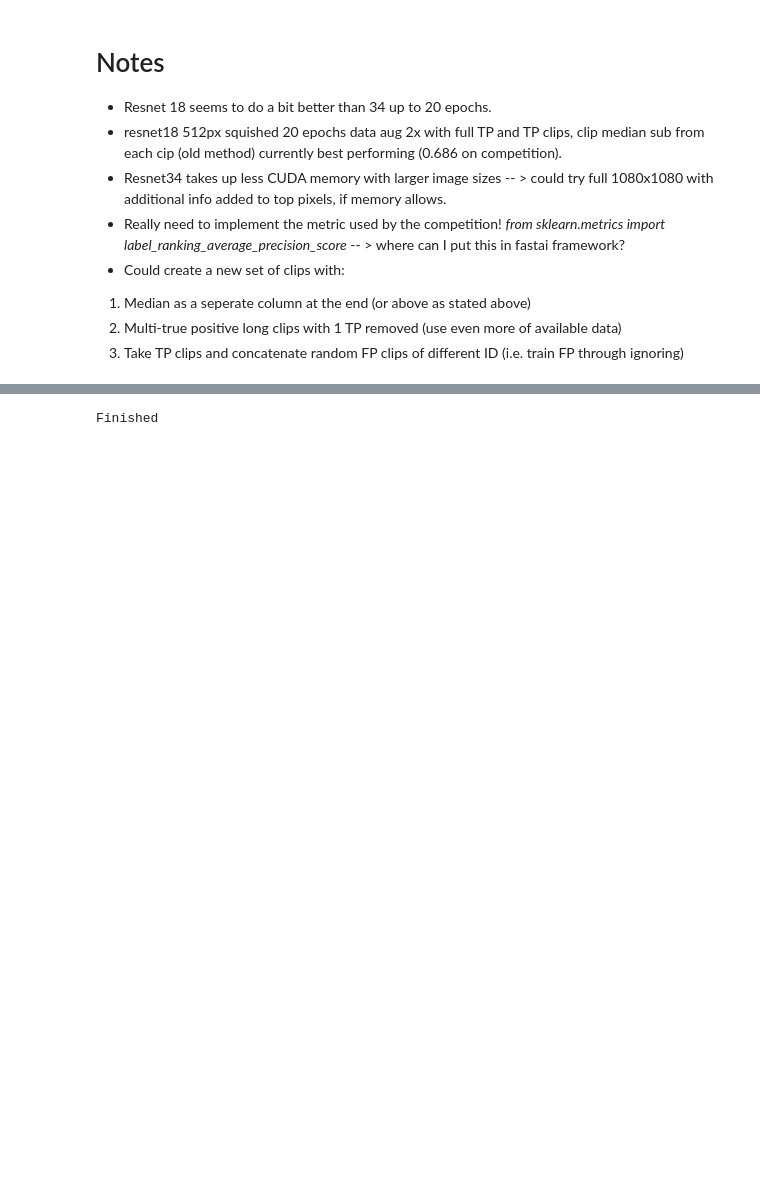
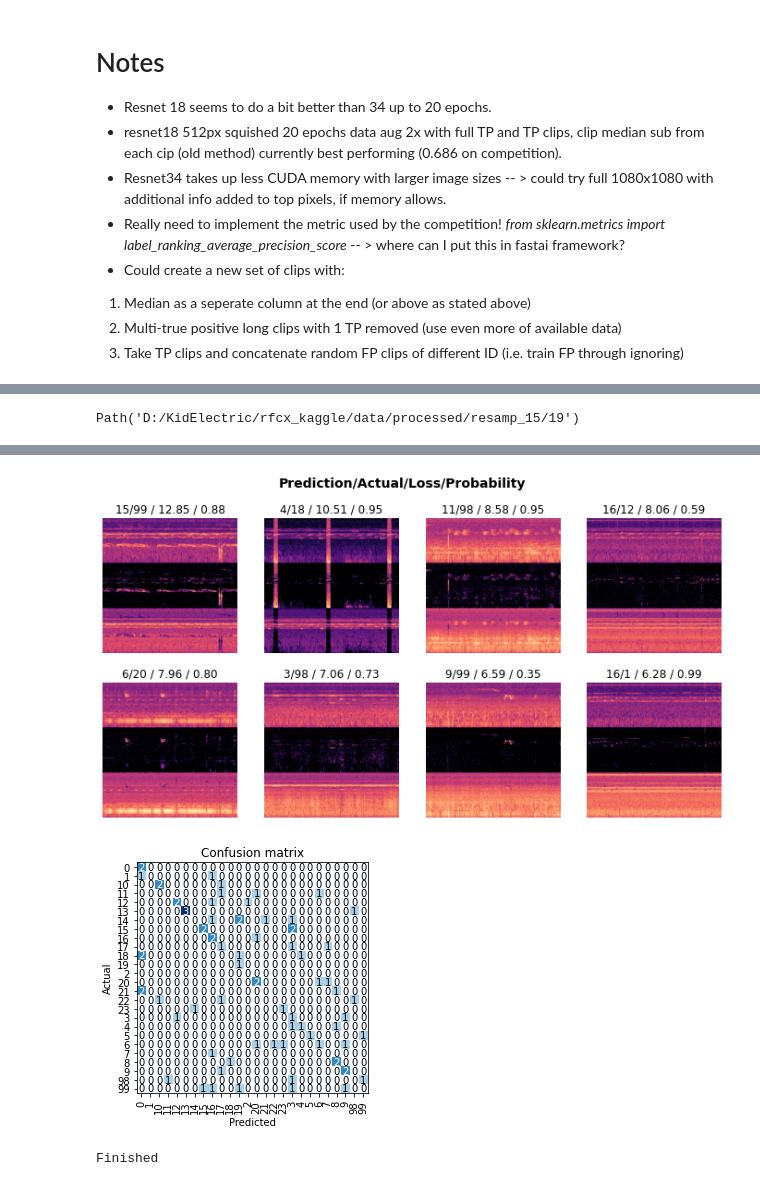
Before and after one commit to KidElectric/rfcx_kaggle, a Jupyter notebook: notebooks/3.0-bri-train-models-experiments.ipynb, the cells around one changed output, grey strips where cells are left out. Saved outputs shown, nothing was run; the diff lists cells and outputs as text; code cells hidden in the pictures; blank space fills up the shorter version.

```diff
--- a/notebooks/3.0-bri-train-models-experiments.ipynb
+++ b/notebooks/3.0-bri-train-models-experiments.ipynb
@@ -381,0 +373,10 @@ for i in range(nmodels):
+# %%
+subset
+# %% [output]
+Path('D:/KidElectric/rfcx_kaggle/data/processed/resamp_15/19')
+# %%
+interp = ClassificationInterpretation.from_learner(learn)
+#interp.most_confused(min_val=6)
+interp.plot_top_losses(8, nrows=2)
+interp.plot_confusion_matrix()
+# %% [output]
@@ -382,3 +384,5 @@ for i in range(nmodels):
+[figure, added]
+[figure, added]
 # %%
 #Load in multiple .csv and take the mean:
 rs=15
```
Also changed, not shown: parts of 6 cells of this notebook, 2 other files.
